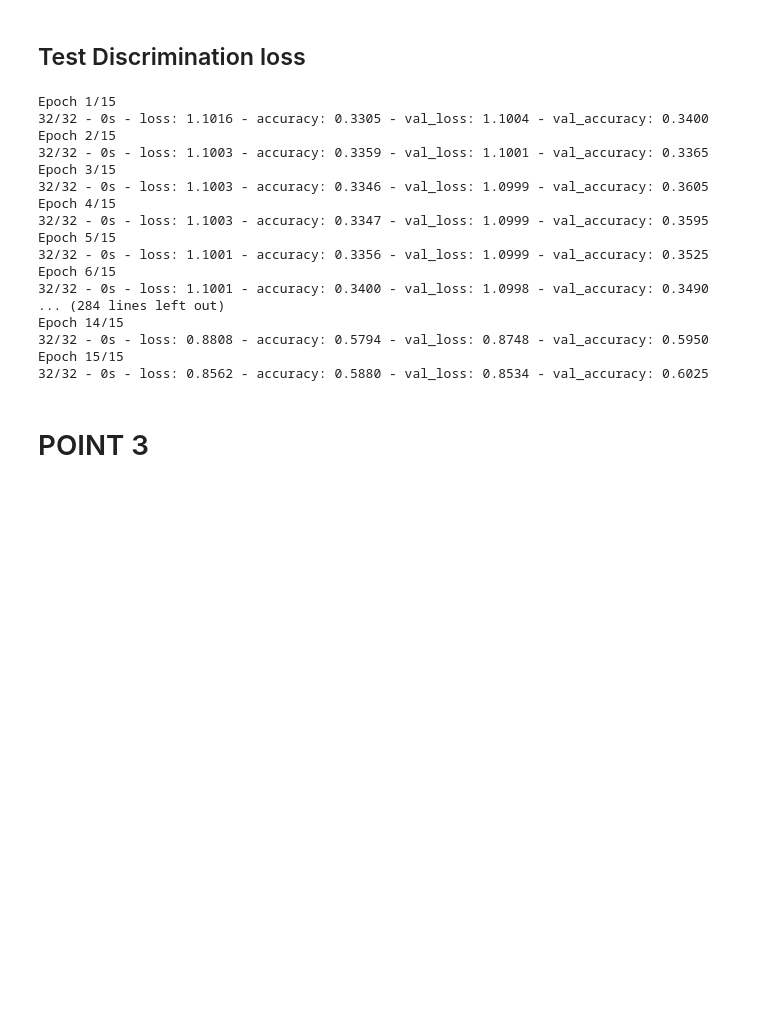
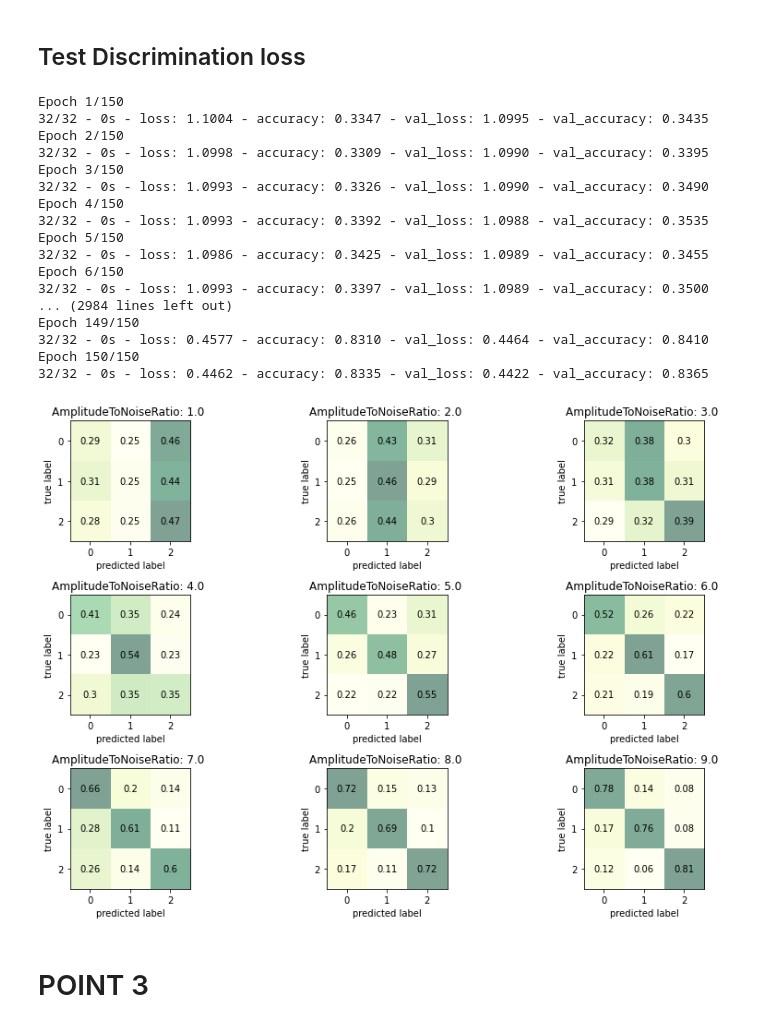
Before and after one commit to LorenzoBuriola/LoCP_moduleB, a Jupyter notebook: Week3/FPGheArt_exercise3.ipynb, the cells around one changed output. Cells and saved outputs as stored; diff of their text form; code cells hidden in the pictures; blank space fills up the shorter version.

```diff
--- a/Week3/FPGheArt_exercise3.ipynb
+++ b/Week3/FPGheArt_exercise3.ipynb
@@ -176,9 +253,8 @@ plt.show()
 # %%
 As = np.linspace(50,500,10)
 res = []
-
 y_predicted_list = []
-
+y_list = []
 for A in As:
     str0 = f"ts_L60_Z12_A{A}_DX50_bias5_N10000"
     fnamex = "DATA/x_" + str0 + ".csv"
@@ -186,72 +262,60 @@ for A in As:
 
     x = np.asarray(pd.read_csv(fnamex, header = None))
 
-    scaler = StandardScaler()
     x_std =  scaler.fit_transform(x.T).T
+
     categ  = np.asarray(pd.read_csv(fnamey, header = None), dtype = int)
-    N_categ = 3
-    y = np.zeros((N,N_categ))
 
-    for n in range(N):
-        y[n][categ[n]] = 1.
+    y = to_categorical(categ)
 
-    perc_train = 0.8
-    N_train = int(N*perc_train)
-    N_val = N-N_train
-
-    x_train = x_std[:N_train]
-    y_train = y[:N_train]
-    x_val = x_std[N_train:]
-    y_val = y[N_train:]
-
-
-    L = len(x[0])
-    x_train = x_train.reshape(x_train.shape[0],L,1) #1 - channel (RGB:3)
-                                                   # L = sample size
-    x_val = x_val.reshape(x_val.shape[0],L,1)
-
-    input_shape = (L,1)
+    x_train, x_test, y_train, y_test = train_test_split(x_std, y, test_size=0.2)
+    x_train = x_train.reshape(x_train.shape[0],L,1)
+    x_test = x_test.reshape(x_test.shape[0],L,1)
 
     model.load_weights("Original_Weights_CNN1.h5")
-    hist = model.fit(x_train, y_train, batch_size = 250, epochs = 15,
-                 validation_data = (x_val, y_val),
+
+    hist = model.fit(x_train, y_train, batch_size = 250, epochs = 150,
+                 validation_data = (x_test, y_test),
                 verbose = 2, shuffle = True)
     res.append(pd.DataFrame(hist.history).iloc[:,-1])
-    y_predicted_list.append(np.argmax(model.predict(x_val), axis = 1))
+    y_list.append(np.argmax(y_test, axis = 1))
+    y_predicted_list.append(np.argmax(model.predict(x_test), axis = 1))
 # %% [output]
-Epoch 1/15
-32/32 - 0s - loss: 1.1016 - accuracy: 0.3305 - val_loss: 1.1004 - val_accuracy: 0.3400
-Epoch 2/15
-32/32 - 0s - loss: 1.1003 - accuracy: 0.3359 - val_loss: 1.1001 - val_accuracy: 0.3365
-Epoch 3/15
-32/32 - 0s - loss: 1.1003 - accuracy: 0.3346 - val_loss: 1.0999 - val_accuracy: 0.3605
-Epoch 4/15
-32/32 - 0s - loss: 1.1003 - accuracy: 0.3347 - val_loss: 1.0999 - val_accuracy: 0.3595
-Epoch 5/15
-32/32 - 0s - loss: 1.1001 - accuracy: 0.3356 - val_loss: 1.0999 - val_accuracy: 0.3525
-Epoch 6/15
-32/32 - 0s - loss: 1.1001 - accuracy: 0.3400 - val_loss: 1.0998 - val_accuracy: 0.3490
-... (284 lines left out)
-Epoch 14/15
-32/32 - 0s - loss: 0.8808 - accuracy: 0.5794 - val_loss: 0.8748 - val_accuracy: 0.5950
-Epoch 15/15
-32/32 - 0s - loss: 0.8562 - accuracy: 0.5880 - val_loss: 0.8534 - val_accuracy: 0.6025
+Epoch 1/150
+32/32 - 0s - loss: 1.1004 - accuracy: 0.3347 - val_loss: 1.0995 - val_accuracy: 0.3435
+Epoch 2/150
+32/32 - 0s - loss: 1.0998 - accuracy: 0.3309 - val_loss: 1.0990 - val_accuracy: 0.3395
+Epoch 3/150
+32/32 - 0s - loss: 1.0993 - accuracy: 0.3326 - val_loss: 1.0990 - val_accuracy: 0.3490
+Epoch 4/150
+32/32 - 0s - loss: 1.0993 - accuracy: 0.3392 - val_loss: 1.0988 - val_accuracy: 0.3535
+Epoch 5/150
+32/32 - 0s - loss: 1.0986 - accuracy: 0.3425 - val_loss: 1.0989 - val_accuracy: 0.3455
+Epoch 6/150
+32/32 - 0s - loss: 1.0993 - accuracy: 0.3397 - val_loss: 1.0989 - val_accuracy: 0.3500
+... (2984 lines left out)
+Epoch 149/150
+32/32 - 0s - loss: 0.4577 - accuracy: 0.8310 - val_loss: 0.4464 - val_accuracy: 0.8410
+Epoch 150/150
+32/32 - 0s - loss: 0.4462 - accuracy: 0.8335 - val_loss: 0.4422 - val_accuracy: 0.8365
 # %%
 #Better visualization of confusion matrices
 fig, ax1 = plt.subplots(nrows=3, ncols=3, figsize = (15, 8))
 
 for i in range(3):
     for j in range(3):
-        c_matrix = confusion_matrix(categ[N_train:],y_predicted_list[3*i+j],  normalize = 'true')
+        c_matrix = confusion_matrix(y_list[3*i+j],y_predicted_list[3*i+j],  normalize = 'true')
         ax1[i,j].matshow(c_matrix, cmap = plt.cm.YlGn, alpha = 0.5)
         ax1[i,j].set_xticks(np.arange(3))
         ax1[i,j].set_yticks(np.arange(3))
         for l in range(3):
             for m in range(3):
                 ax1[i,j].text(x=l, y=m, s=round(c_matrix[m, l],2), ha="center", va="center")
         ax1[i,j].xaxis.set_ticks_position('bottom')
         ax1[i,j].set_xlabel('predicted label')
         ax1[i,j].set_ylabel('true label')
         ax1[i,j].set_title(f"AmplitudeToNoiseRatio: {As[3*i+j]/50} ")
         fig.tight_layout()
 plt.show()
+# %% [output]
+[figure, added]
```
Also changed, not shown: parts of 51 cells of this notebook, 3 other files.
